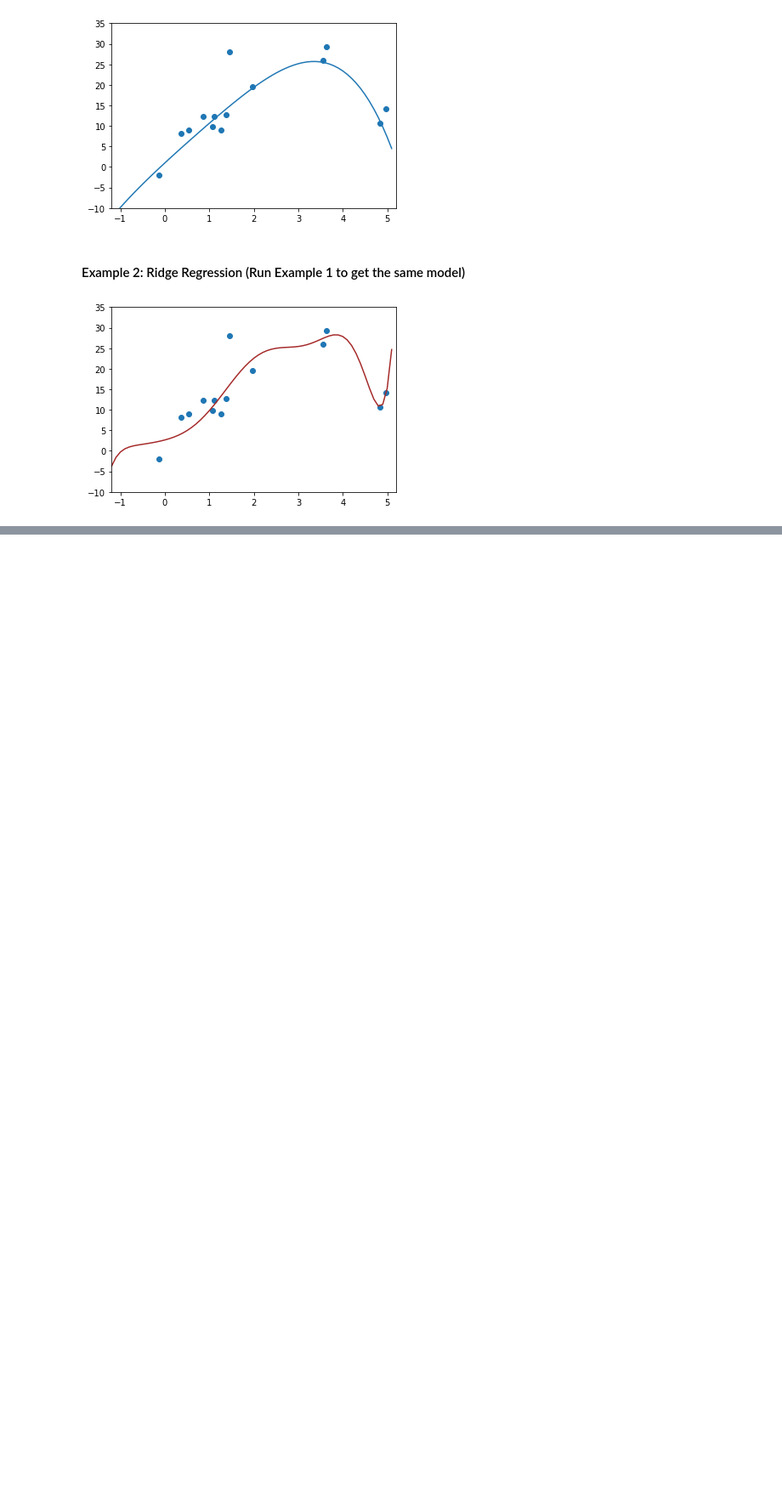
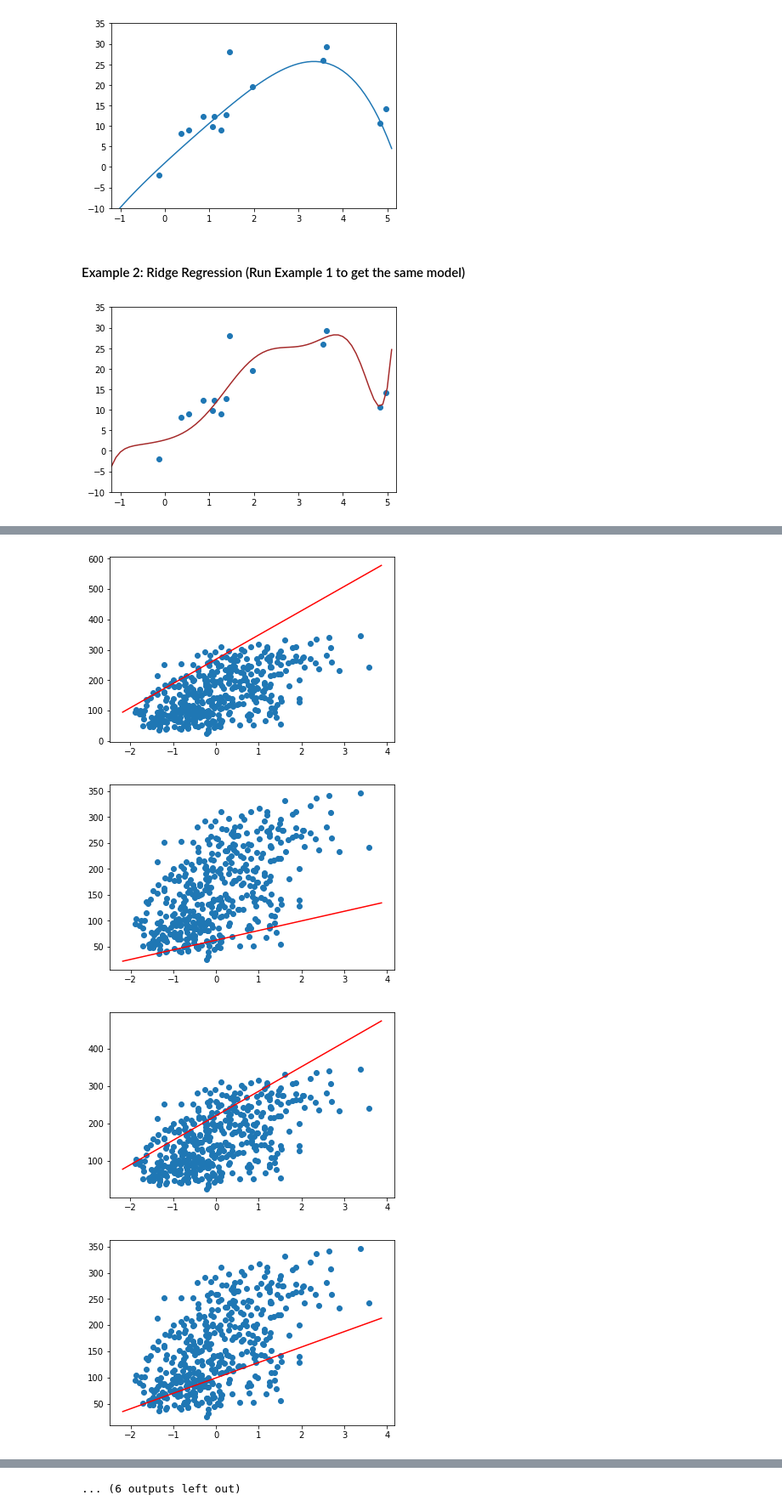
Before and after one commit to MohamedAbdelsalam9/CIE417, a Jupyter notebook: Tutorials/Lab2_Linear_Regression.ipynb, the cells around one changed output, grey strips where cells are left out. Shown: that part at 85% size. Cells and saved outputs as stored; diff of their text form; code cells hidden in the pictures; blank space fills up the shorter version.

```diff
--- a/Tutorials/Lab2_Linear_Regression.ipynb
+++ b/Tutorials/Lab2_Linear_Regression.ipynb
@@ -138,0 +160,26 @@ plt.show()
+# %%
+learning_rate = 0.002
+beta_old = np.random.uniform(0,0.2,2)
+update = 10
+
+while (update > 4):
+    X_diabetes = create_basis(x_diabetes, degree=1)
+    gradient_loss = np.asarray(2 * np.dot(np.dot(X_diabetes.T, X_diabetes), beta_old) - 2 * np.dot(X_diabetes.T, y_diabetes))
+    beta_new = beta_old - learning_rate * gradient_loss
+    update = sum(abs(beta_new - beta_old))
+    beta_old = beta_new
+
+    plt.scatter(x_diabetes, y_diabetes)
+
+    x_lim_ = plt.gca().get_xlim()
+    A_lim_ = create_basis(x_lim_, degree=1)
+    y_lim_ = np.dot(A_lim_, beta_new)
+
+    plt.plot(x_lim_, y_lim_, c="red")
+
+    plt.show()
+# %% [output]
+[figure, added]
+[figure, added]
+[figure, added]
+[figure, added]
@@ -139 +194,2 @@ plt.show()
+... (6 outputs left out)
 # %% [markdown]
```
Also changed, not shown: parts of 12 cells of this notebook.
